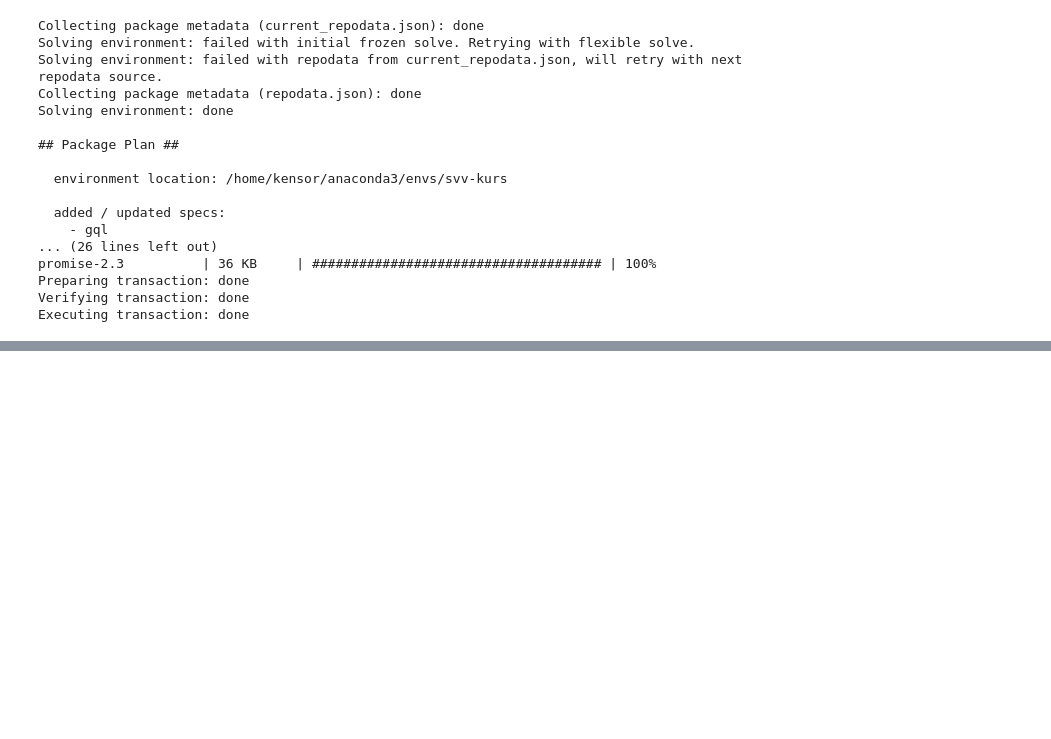
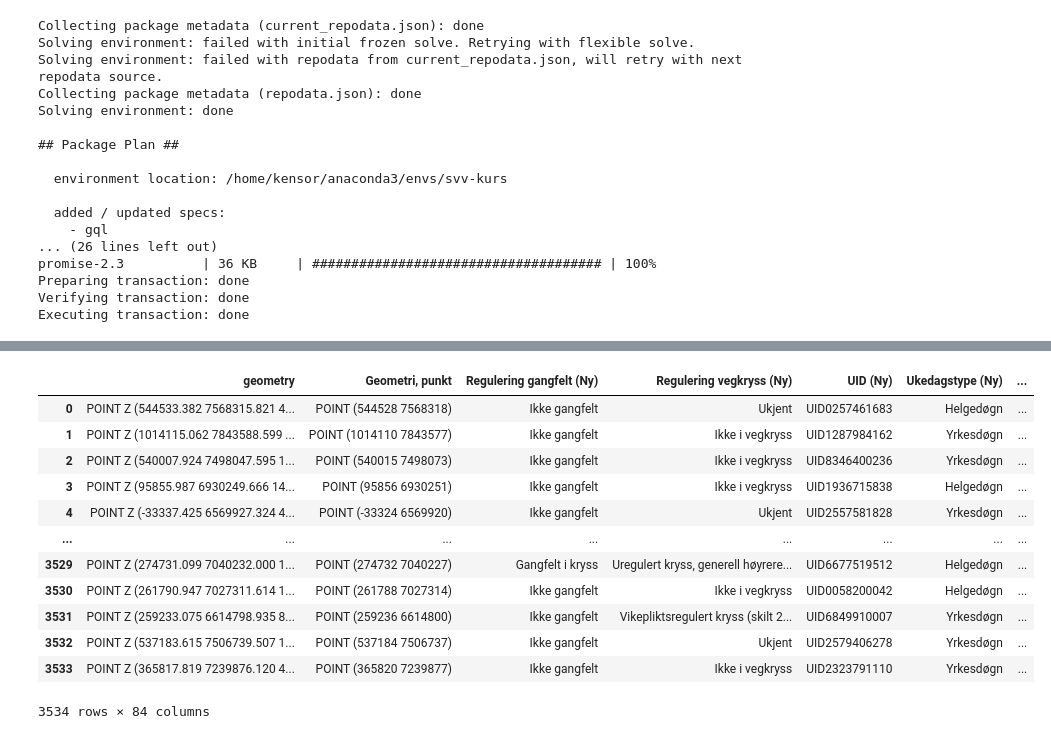
Before and after one commit to matsmichelsen/data-science-template, a Jupyter notebook: notebooks/traffic_accidents.ipynb, the cells around one changed output, grey strips where cells are left out. Cells and saved outputs as stored; diff of their text form; code cells hidden in the pictures; blank space fills up the shorter version.

```diff
--- a/notebooks/traffic_accidents.ipynb
+++ b/notebooks/traffic_accidents.ipynb
@@ -51 +57,17 @@ Index(['geometry', 'Med-retning (fra)', 'Mot-retning (fra)',
       dtype='object')
+# %%
+df
+# %% [output]
+|  | geometry | Geometri, punkt | Regulering gangfelt (Ny) | Regulering vegkryss (Ny) | UID (Ny) | Ukedagstype (Ny) | ... |
+| 0 | POINT Z (544533.382 7568315.821 4... | POINT (544528 7568318) | Ikke gangfelt | Ukjent | UID0257461683 | Helgedøgn | ... |
+| 1 | POINT Z (1014115.062 7843588.599 ... | POINT (1014110 7843577) | Ikke gangfelt | Ikke i vegkryss | UID1287984162 | Yrkesdøgn | ... |
+| 2 | POINT Z (540007.924 7498047.595 1... | POINT (540015 7498073) | Ikke gangfelt | Ikke i vegkryss | UID8346400236 | Yrkesdøgn | ... |
+| 3 | POINT Z (95855.987 6930249.666 14... | POINT (95856 6930251) | Ikke gangfelt | Ikke i vegkryss | UID1936715838 | Helgedøgn | ... |
+| 4 | POINT Z (-33337.425 6569927.324 4... | POINT (-33324 6569920) | Ikke gangfelt | Ukjent | UID2557581828 | Yrkesdøgn | ... |
+| ... | ... | ... | ... | ... | ... | ... | ... |
+| 3529 | POINT Z (274731.099 7040232.000 1... | POINT (274732 7040227) | Gangfelt i kryss | Uregulert kryss, generell høyrere... | UID6677519512 | Helgedøgn | ... |
+| 3530 | POINT Z (261790.947 7027311.614 1... | POINT (261788 7027314) | Ikke gangfelt | Ikke i vegkryss | UID0058200042 | Helgedøgn | ... |
+| 3531 | POINT Z (259233.075 6614798.935 8... | POINT (259236 6614800) | Ikke gangfelt | Vikepliktsregulert kryss (skilt 2... | UID6849910007 | Yrkesdøgn | ... |
+| 3532 | POINT Z (537183.615 7506739.507 1... | POINT (537184 7506737) | Ikke gangfelt | Ukjent | UID2579406278 | Yrkesdøgn | ... |
+| 3533 | POINT Z (365817.819 7239876.120 4... | POINT (365820 7239877) | Ikke gangfelt | Ikke i vegkryss | UID2323791110 | Yrkesdøgn | ... |
+3534 rows × 84 columns
```
Also changed, not shown: parts of 15 cells of this notebook.
